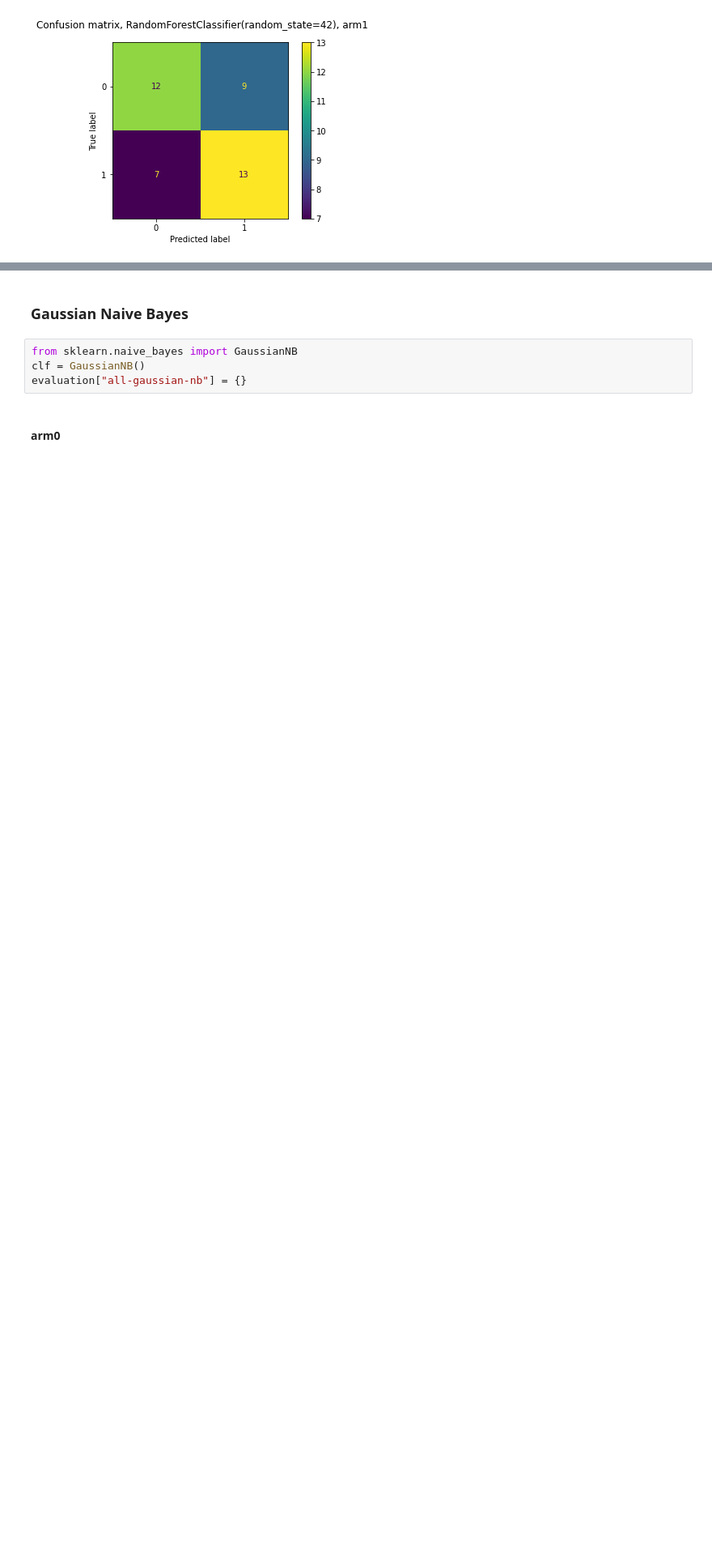
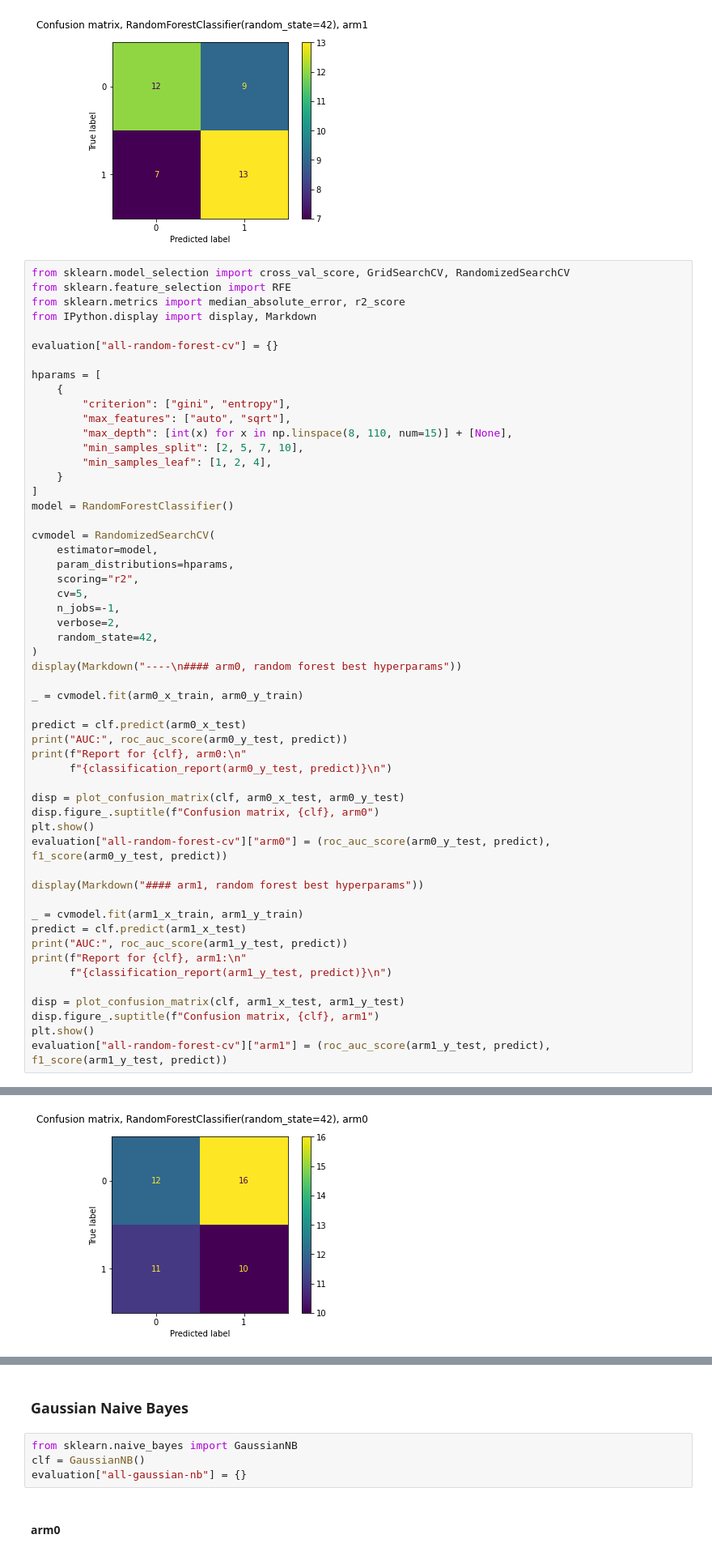
Before and after one commit to sykhro/cancol-analysis, a Jupyter notebook: cancol-classification.ipynb, the cells around one changed output, grey strips where cells are left out. Shown at 81% size. Saved outputs shown, nothing was run; the diff lists cells and outputs as text; blank space fills up the shorter version.

```diff
--- a/cancol-classification.ipynb
+++ b/cancol-classification.ipynb
@@ -471,3 +551,58 @@ Report for RandomForestClassifier(random_state=42), arm1:
    macro avg       0.61      0.61      0.61        41
 weighted avg       0.61      0.61      0.61        41
 [figure]
+# %%
+from sklearn.model_selection import cross_val_score, GridSearchCV, RandomizedSearchCV
+from sklearn.feature_selection import RFE
+from sklearn.metrics import median_absolute_error, r2_score
+from IPython.display import display, Markdown
+
+evaluation["all-random-forest-cv"] = {}
+
+hparams = [
+    {
+        "criterion": ["gini", "entropy"],
+        "max_features": ["auto", "sqrt"],
+        "max_depth": [int(x) for x in np.linspace(8, 110, num=15)] + [None],
+        "min_samples_split": [2, 5, 7, 10],
+        "min_samples_leaf": [1, 2, 4],
+    }
+]
+model = RandomForestClassifier()
+
+cvmodel = RandomizedSearchCV(
+    estimator=model,
+    param_distributions=hparams,
+    scoring="r2",
+    cv=5,
+    n_jobs=-1,
+    verbose=2,
+    random_state=42,
+)
+display(Markdown("----\n#### arm0, random forest best hyperparams"))
+
+_ = cvmodel.fit(arm0_x_train, arm0_y_train)
+
+predict = clf.predict(arm0_x_test)
+print("AUC:", roc_auc_score(arm0_y_test, predict))
+print(f"Report for {clf}, arm0:\n"
+      f"{classification_report(arm0_y_test, predict)}\n")
+
+disp = plot_confusion_matrix(clf, arm0_x_test, arm0_y_test)
+disp.figure_.suptitle(f"Confusion matrix, {clf}, arm0")
+plt.show()
+evaluation["all-random-forest-cv"]["arm0"] = (roc_auc_score(arm0_y_test, predict),  f1_score(arm0_y_test, predict))
+
+display(Markdown("#### arm1, random forest best hyperparams"))
+
+_ = cvmodel.fit(arm1_x_train, arm1_y_train)
+predict = clf.predict(arm1_x_test)
+print("AUC:", roc_auc_score(arm1_y_test, predict))
+print(f"Report for {clf}, arm1:\n"
+      f"{classification_report(arm1_y_test, predict)}\n")
+
+disp = plot_confusion_matrix(clf, arm1_x_test, arm1_y_test)
+disp.figure_.suptitle(f"Confusion matrix, {clf}, arm1")
+plt.show()
+evaluation["all-random-forest-cv"]["arm1"] = (roc_auc_score(arm1_y_test, predict),  f1_score(arm1_y_test, predict))
+# %% [output]
@@ -473,0 +622 @@ weighted avg       0.61      0.61      0.61        41
+[figure, added]
```
Also changed, not shown: parts of 7 cells of this notebook, 5 other files.
